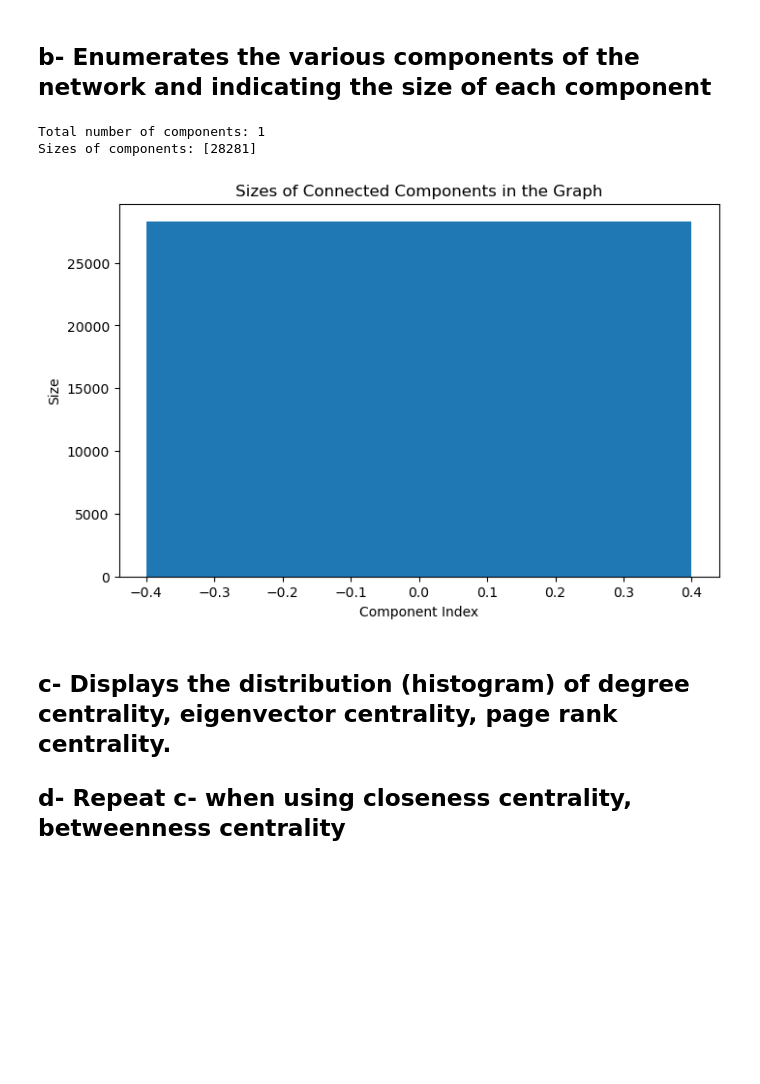
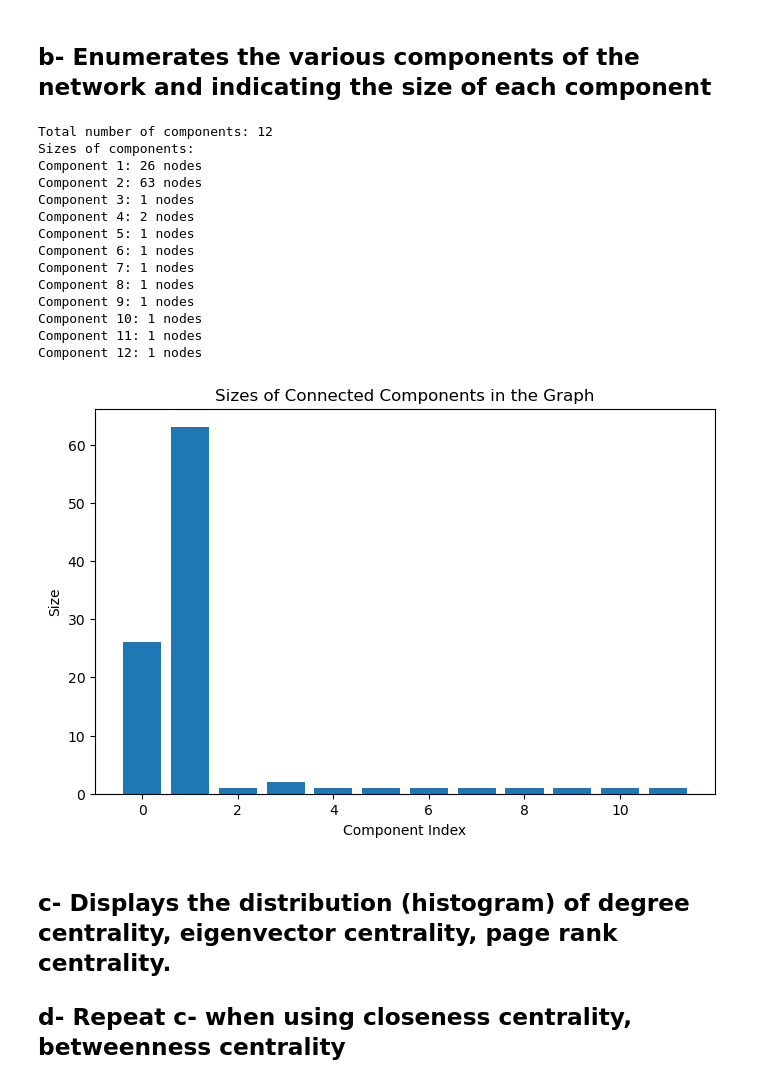
Before and after one commit to Marwa-Khan/eggo-Facebook_NetworkX, a Jupyter notebook: karateClub.ipynb, the cells around one changed output. Cells and saved outputs as stored; diff of their text form; code cells hidden in the pictures; blank space fills up the shorter version.

```diff
--- a/karateClub.ipynb
+++ b/karateClub.ipynb
@@ -156,25 +171,44 @@ plt.show()
 # %% [markdown]
 ## b- Enumerates the various components of the network and indicating the size of each component
 # %%
-# Get connected components
-components = list(nx.connected_components(G))
+# Finding weakly connected components
+# Why weakly connected components: Treats the graph as undirected when determining connectivity.
+
+components = list(nx.weakly_connected_components(subGraph))
+
+# Compute the size of each component
 component_sizes = [len(component) for component in components]
 
-# Print component sizes
+# Print the total number of components and their sizes
 print(f"Total number of components: {len(components)}")
-print(f"Sizes of components: {component_sizes}")
+print("Sizes of components:")
+for i, size in enumerate(component_sizes):
+    print(f"Component {i+1}: {size} nodes")
+
 
 # Display the sizes in a bar plot
 plt.figure(figsize=(8, 5))
 plt.bar(range(len(component_sizes)), component_sizes)
 plt.xlabel("Component Index")
 plt.ylabel("Size")
 plt.title("Sizes of Connected Components in the Graph")
 plt.show()
 # %% [output]
-Total number of components: 1
-Sizes of components: [28281]
+Total number of components: 12
+Sizes of components:
+Component 1: 26 nodes
+Component 2: 63 nodes
+Component 3: 1 nodes
+Component 4: 2 nodes
+Component 5: 1 nodes
+Component 6: 1 nodes
+Component 7: 1 nodes
+Component 8: 1 nodes
+Component 9: 1 nodes
+Component 10: 1 nodes
+Component 11: 1 nodes
+Component 12: 1 nodes
-[figure, old version]
+[figure, new version]
 # %% [markdown]
 ## c- Displays the distribution (histogram) of degree centrality, eigenvector centrality, page rank centrality.
 ## d- Repeat c- when using closeness centrality, betweenness centrality
```
Also changed, not shown: parts of 10 cells of this notebook, 1 other file.
